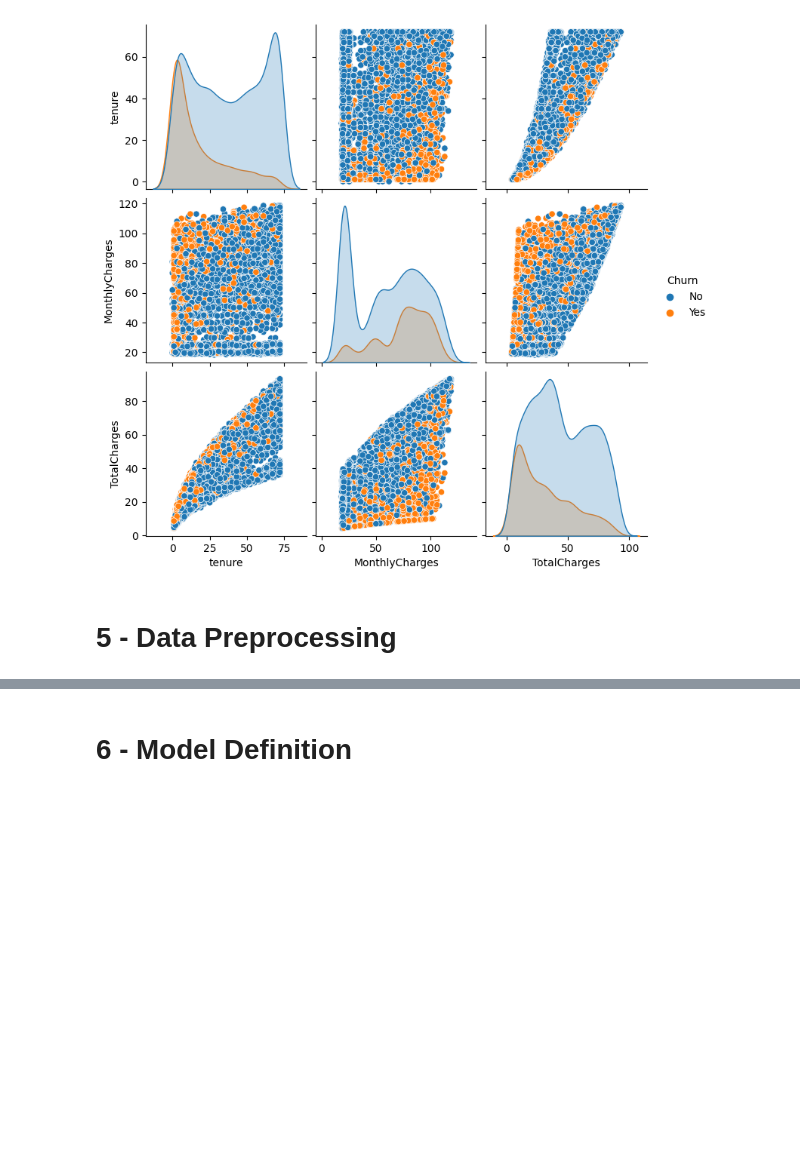
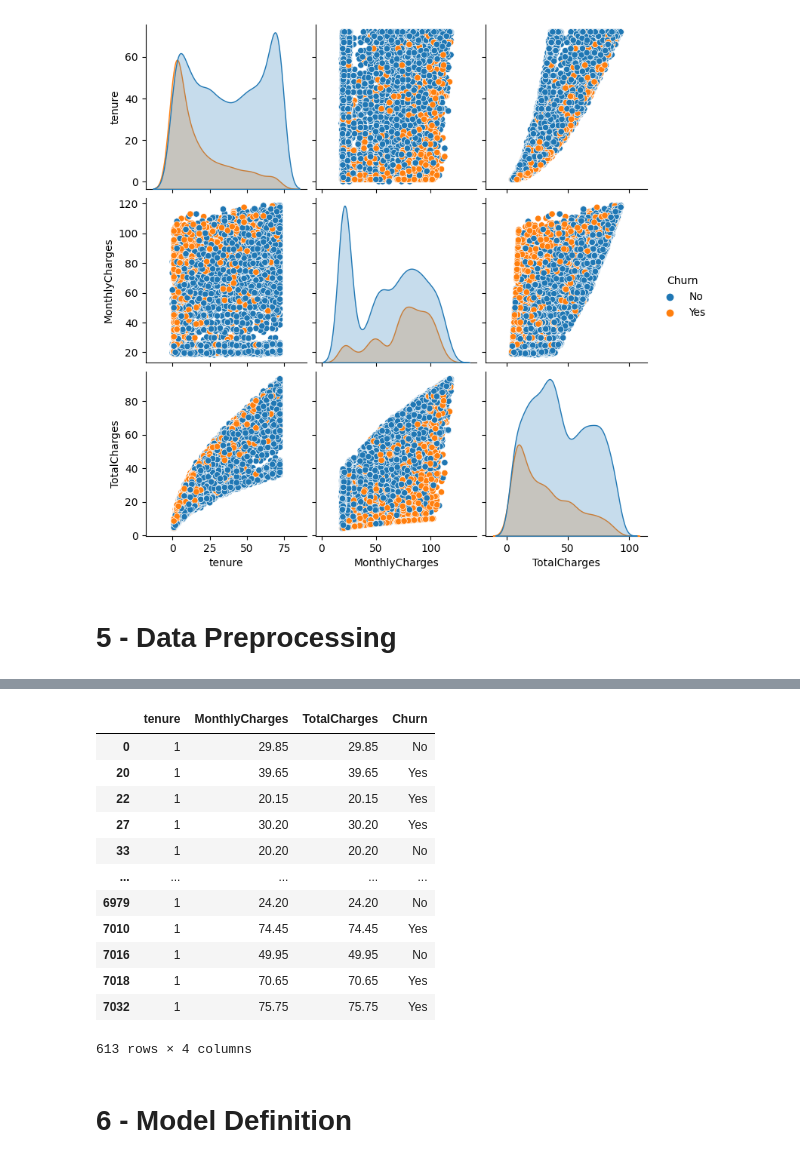
Before and after one commit to jasonrichdarmawan/p2-ml1, a Jupyter notebook: h8dsft_P2M1_jason_rich_darmawan_onggo_putra.ipynb, the cells around one changed output, grey strips where cells are left out. Cells and saved outputs as stored; diff of their text form; code cells hidden in the pictures; blank space fills up the shorter version.

```diff
--- a/h8dsft_P2M1_jason_rich_darmawan_onggo_putra.ipynb
+++ b/h8dsft_P2M1_jason_rich_darmawan_onggo_putra.ipynb
@@ -249,3 +314,22 @@ df.isnull().sum()
+# %%
+# TotalCharges formula is not 'tenure' * 'MonthlyCharges'
+# We will impute it with median.
+df_a.loc[df_a['TotalCharges'] == (df_a['tenure'] * df_a['MonthlyCharges']),
+         ['tenure', 'MonthlyCharges', 'TotalCharges', 'Churn']]
+# %% [output]
+|  | tenure | MonthlyCharges | TotalCharges | Churn |
+| 0 | 1 | 29.85 | 29.85 | No |
+| 20 | 1 | 39.65 | 39.65 | Yes |
+| 22 | 1 | 20.15 | 20.15 | Yes |
+| 27 | 1 | 30.20 | 30.20 | Yes |
+| 33 | 1 | 20.20 | 20.20 | No |
+| ... | ... | ... | ... | ... |
+| 6979 | 1 | 24.20 | 24.20 | No |
+| 7010 | 1 | 74.45 | 74.45 | Yes |
+| 7016 | 1 | 49.95 | 49.95 | No |
+| 7018 | 1 | 70.65 | 70.65 | Yes |
+| 7032 | 1 | 75.75 | 75.75 | Yes |
+613 rows × 4 columns
 # %% [markdown]
 # 6 - Model Definition
 # %% [markdown]
```
Also changed, not shown: parts of 9 cells of this notebook.
